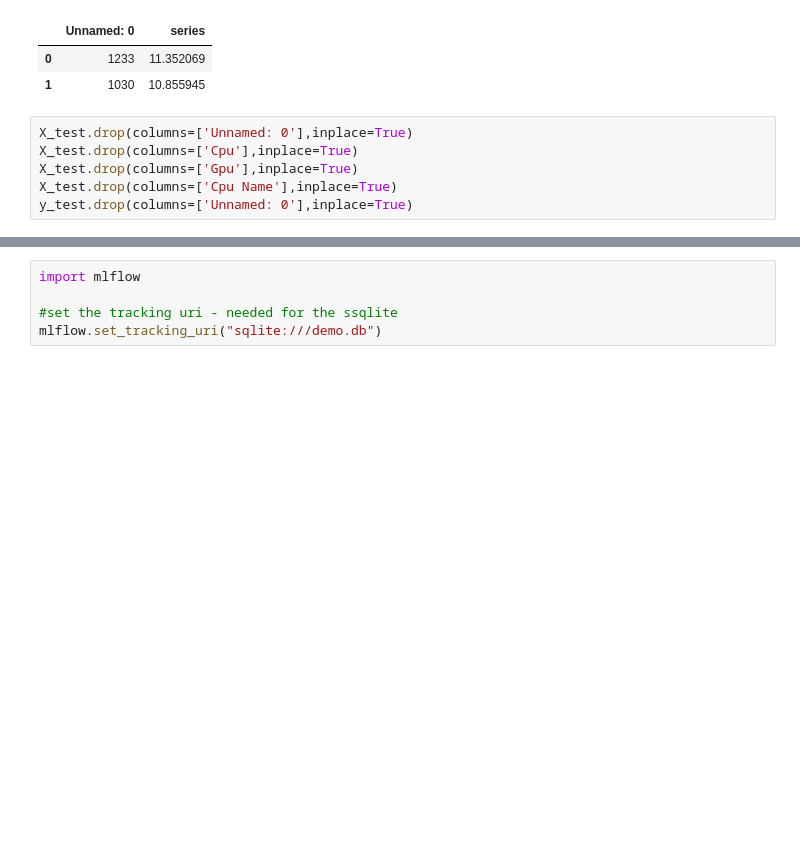
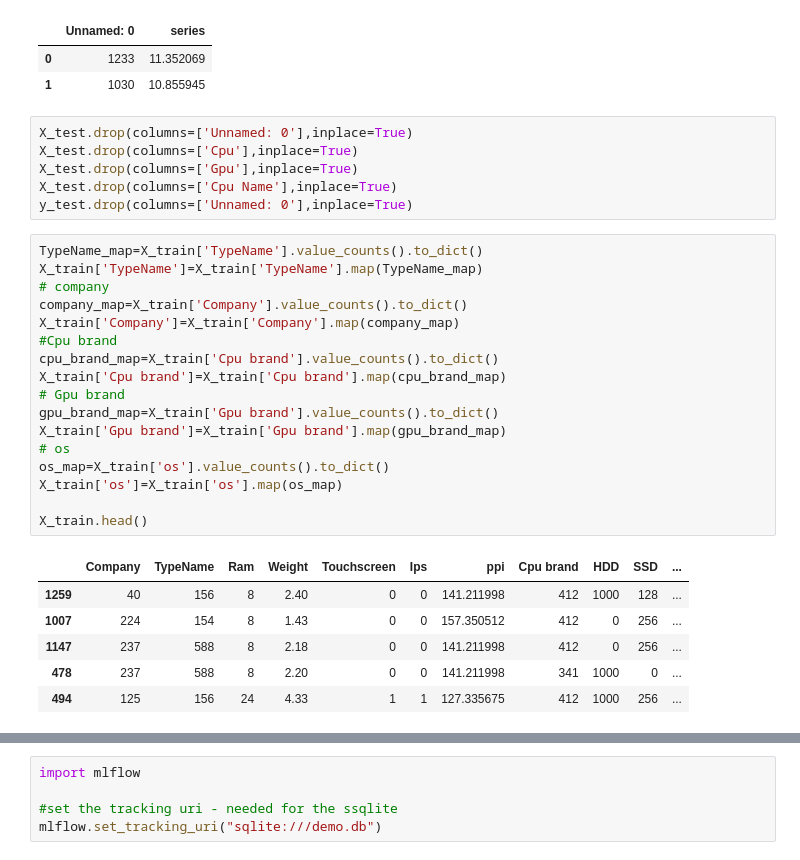
Before and after one commit to thobs-10/Data-Science-Project-11---Laptop-Price-Prediction, a Jupyter notebook: notebooks/experiments.ipynb, the cells around one changed output, grey strips where cells are left out. Drawn from its saved outputs; the diff is of its cells as text; blank space fills up the shorter version.

```diff
--- a/notebooks/experiments.ipynb
+++ b/notebooks/experiments.ipynb
@@ -64,3 +64,27 @@ X_test.drop(columns=['Cpu'],inplace=True)
 X_test.drop(columns=['Gpu'],inplace=True)
 X_test.drop(columns=['Cpu Name'],inplace=True)
 y_test.drop(columns=['Unnamed: 0'],inplace=True)
+# %%
+TypeName_map=X_train['TypeName'].value_counts().to_dict()
+X_train['TypeName']=X_train['TypeName'].map(TypeName_map)
+# company
+company_map=X_train['Company'].value_counts().to_dict()
+X_train['Company']=X_train['Company'].map(company_map)
+#Cpu brand
+cpu_brand_map=X_train['Cpu brand'].value_counts().to_dict()
+X_train['Cpu brand']=X_train['Cpu brand'].map(cpu_brand_map)
+# Gpu brand
+gpu_brand_map=X_train['Gpu brand'].value_counts().to_dict()
+X_train['Gpu brand']=X_train['Gpu brand'].map(gpu_brand_map)
+# os
+os_map=X_train['os'].value_counts().to_dict()
+X_train['os']=X_train['os'].map(os_map)
+
+X_train.head()
+# %% [output]
+|  | Company | TypeName | Ram | Weight | Touchscreen | Ips | ppi | Cpu brand | HDD | SSD | ... |
+| 1259 | 40 | 156 | 8 | 2.40 | 0 | 0 | 141.211998 | 412 | 1000 | 128 | ... |
+| 1007 | 224 | 154 | 8 | 1.43 | 0 | 0 | 157.350512 | 412 | 0 | 256 | ... |
+| 1147 | 237 | 588 | 8 | 2.18 | 0 | 0 | 141.211998 | 412 | 0 | 256 | ... |
+| 478 | 237 | 588 | 8 | 2.20 | 0 | 0 | 141.211998 | 341 | 1000 | 0 | ... |
+| 494 | 125 | 156 | 24 | 4.33 | 1 | 1 | 127.335675 | 412 | 1000 | 256 | ... |
```
Also changed, not shown: parts of 29 cells of this notebook, 37 other files.
